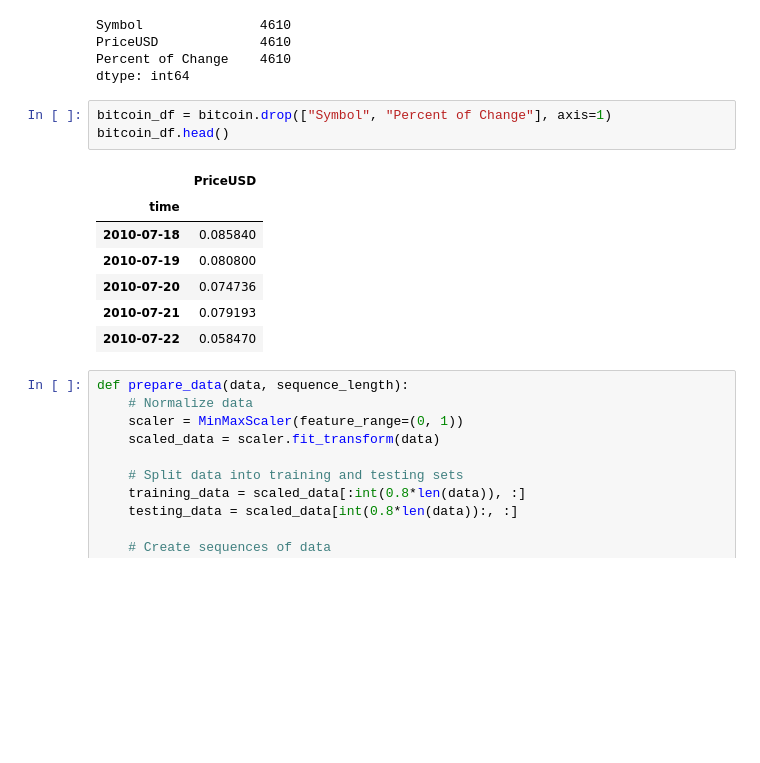
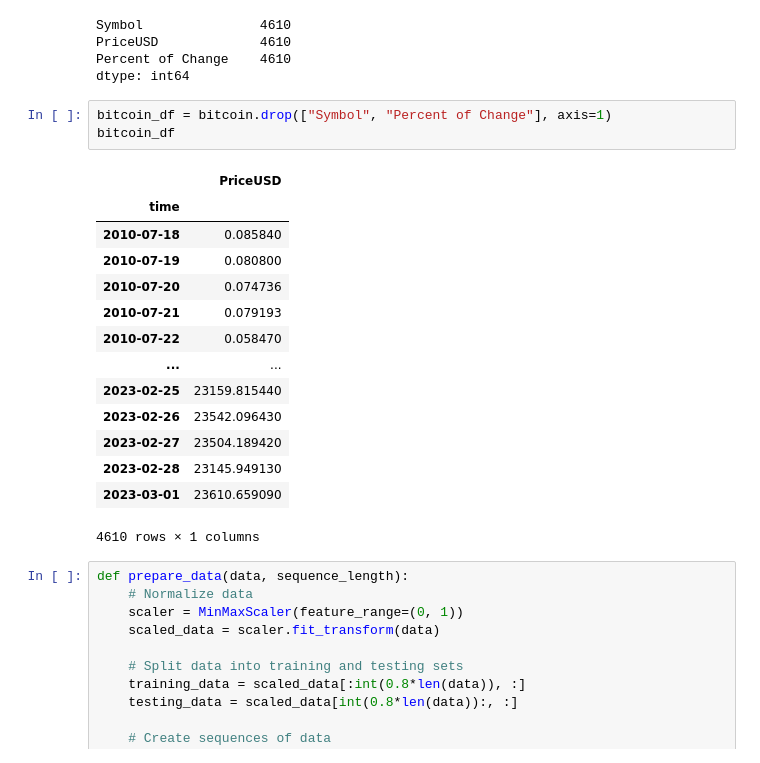
Before and after one commit to tylerfallon/The-Omniscient-Crypto-Oracle, a Jupyter notebook: David/LSTM-Model_Bitcoin.ipynb, the cells around one changed output. Cells and saved outputs as stored; diff of their text form; blank space fills up the shorter version.

```diff
--- a/David/LSTM-Model_Bitcoin.ipynb
+++ b/David/LSTM-Model_Bitcoin.ipynb
@@ -41,15 +41,22 @@ Percent of Change    4610
 dtype: int64
 # %%
 bitcoin_df = bitcoin.drop(["Symbol", "Percent of Change"], axis=1)
-bitcoin_df.head()
+bitcoin_df
 # %% [output]
 |  | PriceUSD |
 | time |  |
 | 2010-07-18 | 0.085840 |
 | 2010-07-19 | 0.080800 |
 | 2010-07-20 | 0.074736 |
 | 2010-07-21 | 0.079193 |
 | 2010-07-22 | 0.058470 |
+| ... | ... |
+| 2023-02-25 | 23159.815440 |
+| 2023-02-26 | 23542.096430 |
+| 2023-02-27 | 23504.189420 |
+| 2023-02-28 | 23145.949130 |
+| 2023-03-01 | 23610.659090 |
+4610 rows × 1 columns
 # %%
 def prepare_data(data, sequence_length):
     # Normalize data
```
Also changed, not shown: parts of 18 cells of this notebook, 2 other files.
